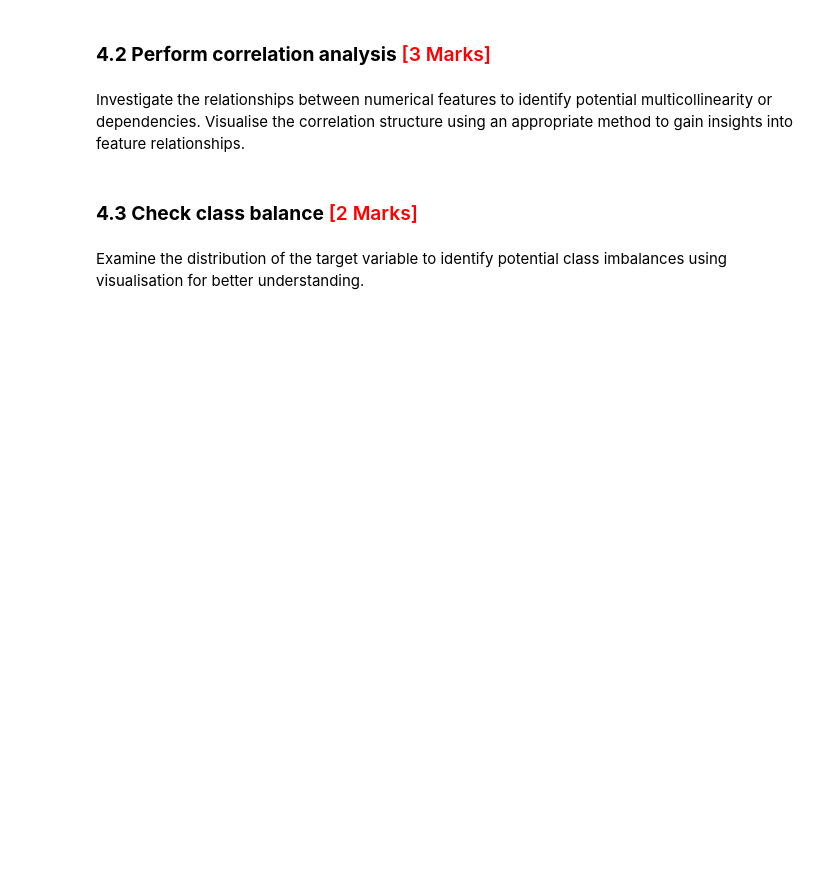
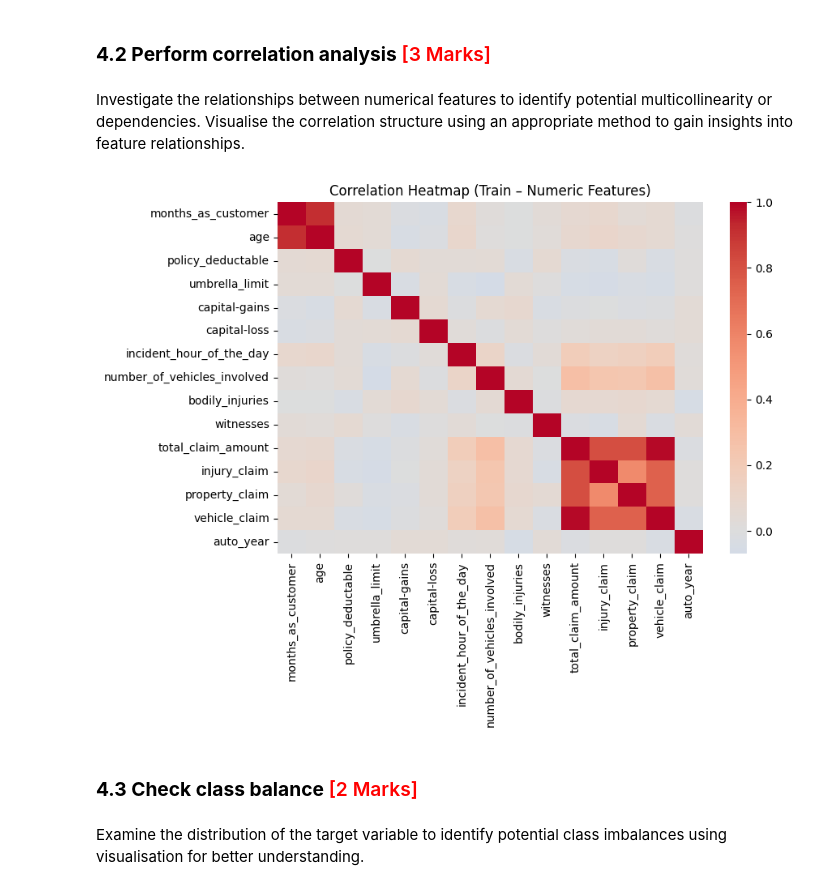
Before and after one commit to princepushparaj/UpgradMLII, a Jupyter notebook: Fraudulent_Claim_Detection_Starter.ipynb, the cells around one changed output. Cells and saved outputs as stored; diff of their text form; code cells hidden in the pictures; blank space fills up the shorter version.

```diff
--- a/Fraudulent_Claim_Detection_Starter.ipynb
+++ b/Fraudulent_Claim_Detection_Starter.ipynb
@@ -610,8 +638,16 @@ Val   y mean (fraud rate): 0.2467
  Investigate the relationships between numerical features to identify potential multicollinearity or dependencies. Visualise the correlation structure using an appropriate method to gain insights into feature relationships.
 # %%
 # Create correlation matrix for numerical columns
+corr = X_train[num_cols].corr()
 
 # Plot Heatmap of the correlation matrix
+plt.figure(figsize=(9,7))
+sns.heatmap(corr, cmap="coolwarm", center=0, square=False)
+plt.title("Correlation Heatmap (Train – Numeric Features)")
+plt.tight_layout()
+plt.show()
+# %% [output]
+[figure, added]
 # %% [markdown]
 ### **4.3 Check class balance** <font color="red">[2 Marks]</font>
 # %% [markdown]
```
Also changed, not shown: parts of 11 cells of this notebook.
